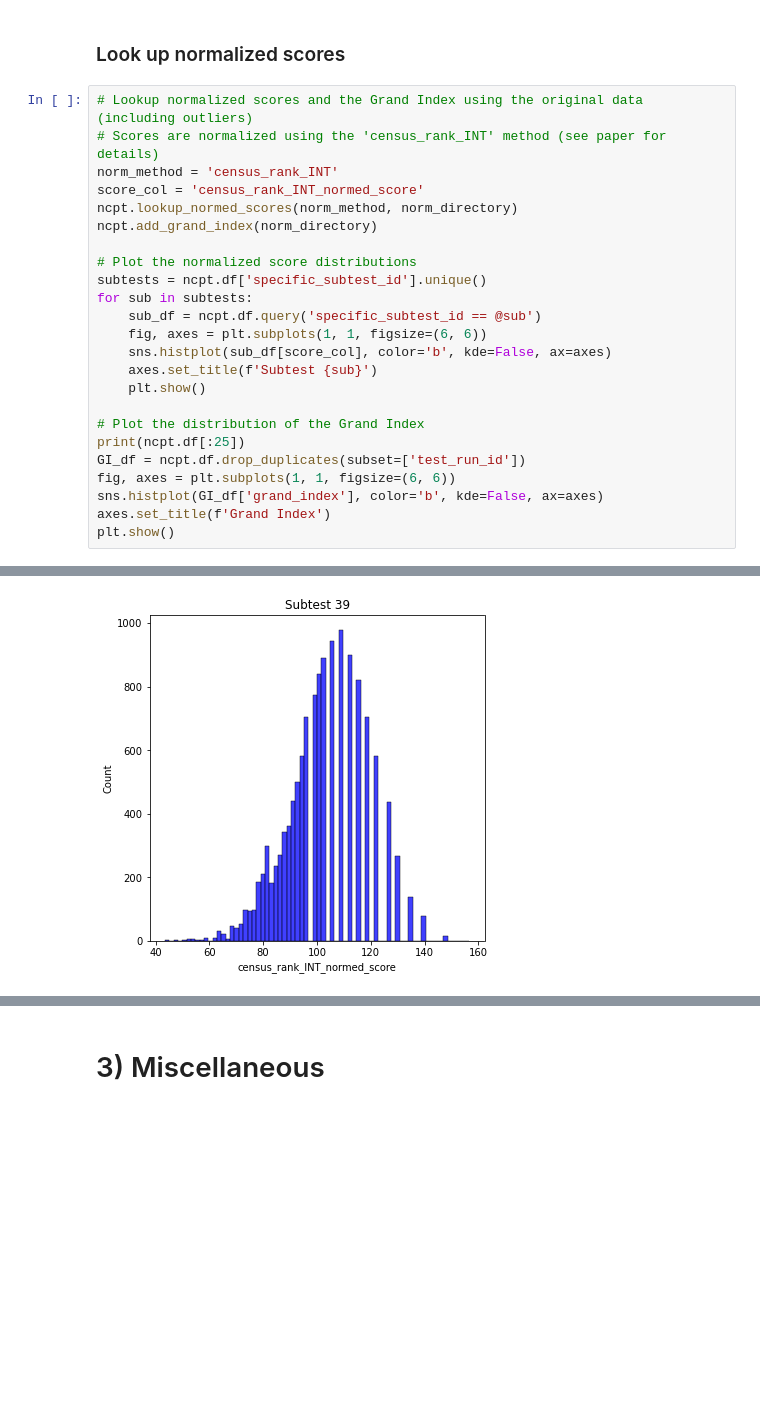
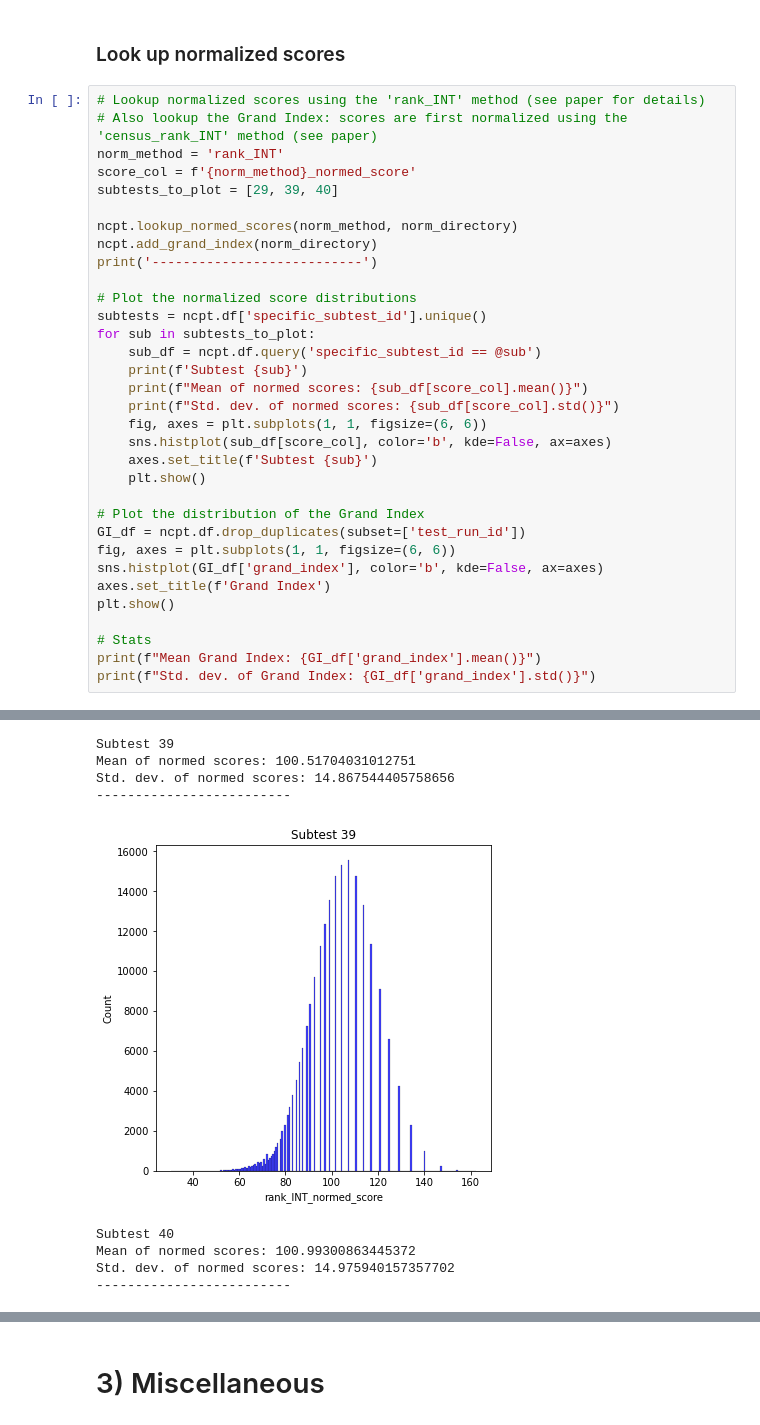
Before and after one commit to pauljaffe/lumos-ncpt-tools, a Jupyter notebook: demo.ipynb, the cells around one changed output, grey strips where cells are left out. Saved outputs shown, nothing was run; the diff lists cells and outputs as text; blank space fills up the shorter version.

```diff
--- a/demo.ipynb
+++ b/demo.ipynb
@@ -111,29 +112,38 @@ Subtest ID 33: N outliers = 4
 # %% [markdown]
 ### Look up normalized scores
 # %%
-# Lookup normalized scores and the Grand Index using the original data (including outliers)
-# Scores are normalized using the 'census_rank_INT' method (see paper for details)
-norm_method = 'census_rank_INT'
-score_col = 'census_rank_INT_normed_score'
+# Lookup normalized scores using the 'rank_INT' method (see paper for details)
+# Also lookup the Grand Index: scores are first normalized using the 'census_rank_INT' method (see paper)
+norm_method = 'rank_INT'
+score_col = f'{norm_method}_normed_score'
+subtests_to_plot = [29, 39, 40]
+
 ncpt.lookup_normed_scores(norm_method, norm_directory)
 ncpt.add_grand_index(norm_directory)
+print('---------------------------')
 
 # Plot the normalized score distributions
 subtests = ncpt.df['specific_subtest_id'].unique()
-for sub in subtests:
+for sub in subtests_to_plot:
     sub_df = ncpt.df.query('specific_subtest_id == @sub')
+    print(f'Subtest {sub}')
+    print(f"Mean of normed scores: {sub_df[score_col].mean()}")
+    print(f"Std. dev. of normed scores: {sub_df[score_col].std()}")
     fig, axes = plt.subplots(1, 1, figsize=(6, 6))
     sns.histplot(sub_df[score_col], color='b', kde=False, ax=axes)
     axes.set_title(f'Subtest {sub}')
     plt.show()
 
 # Plot the distribution of the Grand Index
-print(ncpt.df[:25])
 GI_df = ncpt.df.drop_duplicates(subset=['test_run_id'])
 fig, axes = plt.subplots(1, 1, figsize=(6, 6))
 sns.histplot(GI_df['grand_index'], color='b', kde=False, ax=axes)
 axes.set_title(f'Grand Index')
 plt.show()
+
+# Stats
+print(f"Mean Grand Index: {GI_df['grand_index'].mean()}")
+print(f"Std. dev. of Grand Index: {GI_df['grand_index'].std()}")
 # %% [output]
 Looking up norms...
 Looking up norms for subtest ID 29
@@ -164 +180,9 @@ Done! Added composite score in column grand_index.
+Subtest 39
+Mean of normed scores: 100.51704031012751
+Std. dev. of normed scores: 14.867544405758656
+-------------------------
-[figure, old version]
+[figure, new version]
+Subtest 40
+Mean of normed scores: 100.99300863445372
+Std. dev. of normed scores: 14.975940157357702
+-------------------------
```
Also changed, not shown: parts of 7 cells of this notebook, 2 other files.
